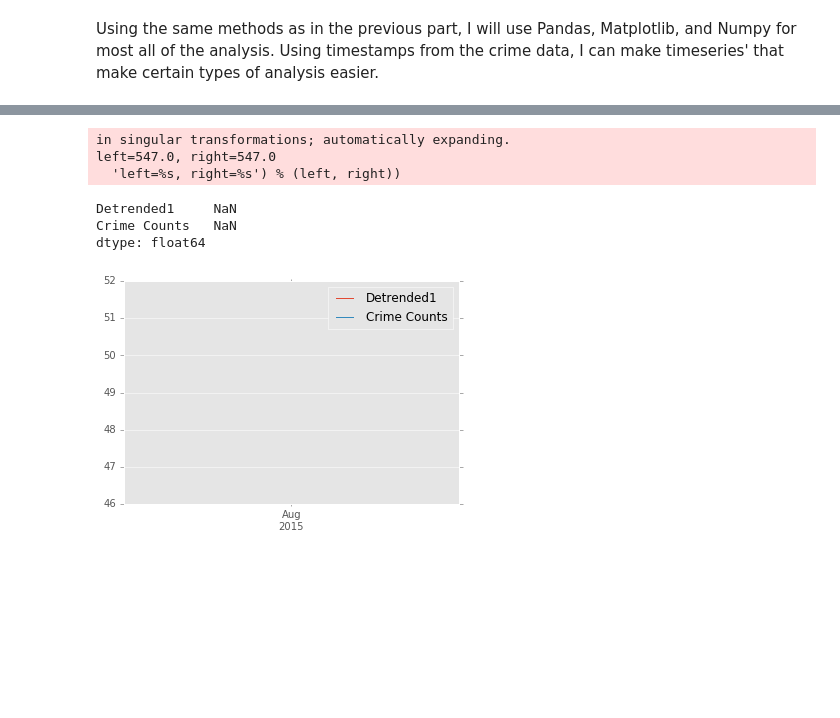
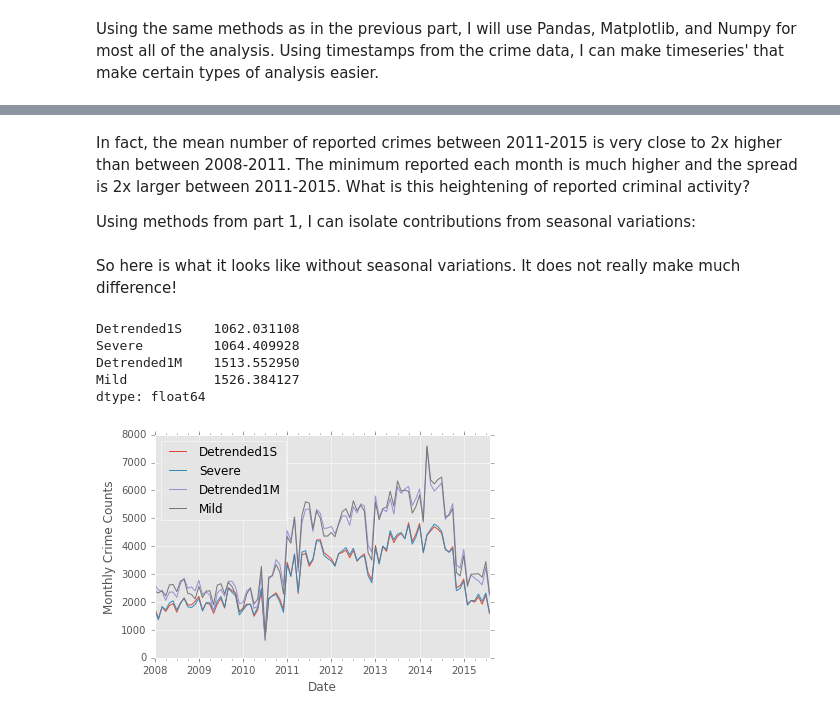
Before and after one commit to RaySSharma/crime-activity-seattle, a Jupyter notebook: CrimeActivitySeattle.ipynb, the cells around one changed output, grey strips where cells are left out. Cells and saved outputs as stored; diff of their text form; code cells hidden in the pictures; blank space fills up the shorter version.

```diff
--- a/CrimeActivitySeattle.ipynb
+++ b/CrimeActivitySeattle.ipynb
@@ -134,3 +117,7 @@ Name: Date Reported, dtype: float64
+# %% [markdown]
+In fact, the mean number of reported crimes between 2011-2015 is very close to 2x higher than between 2008-2011. The minimum reported each month is much higher and the spread is 2x larger between 2011-2015. What is this heightening of reported criminal activity?
+
+Using methods from part 1, I can isolate contributions from seasonal variations:
 # %%
 def hours_of_daylight(date, axis=23.44, latitude=47.61):
     """Compute the hours of daylight for the given date"""
@@ -158,11 +130,29 @@ cases['Detrended1'] = cases['Crime Counts'] - cases['Trend1'] + cases['Trend1'].
-# %%
-cases[['Detrended1','Crime Counts']].plot()
-cases[['Detrended1','Crime Counts']].std()
-# %% [output]
-in singular transformations; automatically expanding.
-left=547.0, right=547.0
-  'left=%s, right=%s') % (left, right))
-Detrended1     NaN
-Crime Counts   NaN
-dtype: float64
-[figure, removed]
+# %%
+crime_counts['Daylight Hours'] = pd.Series(crime_counts.index.map(hours_of_daylight), index=crime_counts.index)
+# %%
+from sklearn.linear_model import LinearRegression
+
+X = crime_counts['Daylight Hours'][:,np.newaxis]
+y1 = crime_counts['Severe'][:,np.newaxis]
+y2 = crime_counts['Mild'][:,np.newaxis]
+fit1 = LinearRegression().fit(X,y1)
+fit2 = LinearRegression().fit(X,y2)
+
+crime_counts['Trend1S'] = fit1.predict(X)
+crime_counts['Trend1M'] = fit2.predict(X)
+crime_counts['Detrended1S'] = crime_counts['Severe'] - crime_counts['Trend1S'] + crime_counts['Trend1S'].mean()
+crime_counts['Detrended1M'] = crime_counts['Mild'] - crime_counts['Trend1M'] + crime_counts['Trend1M'].mean()
+# %% [markdown]
+So here is what it looks like without seasonal variations. It does not really make much difference!
+# %%
+crime_counts[['Detrended1S','Severe','Detrended1M','Mild']].plot()
+plt.xlabel('Date')
+plt.ylabel('Monthly Crime Counts')
+crime_counts[['Detrended1S','Severe','Detrended1M','Mild']].std()
+# %% [output]
+Detrended1S    1062.031108
+Severe         1064.409928
+Detrended1M    1513.552950
+Mild           1526.384127
+dtype: float64
+[figure, added]
```
Also changed, not shown: parts of 61 cells of this notebook, 1 other file.
